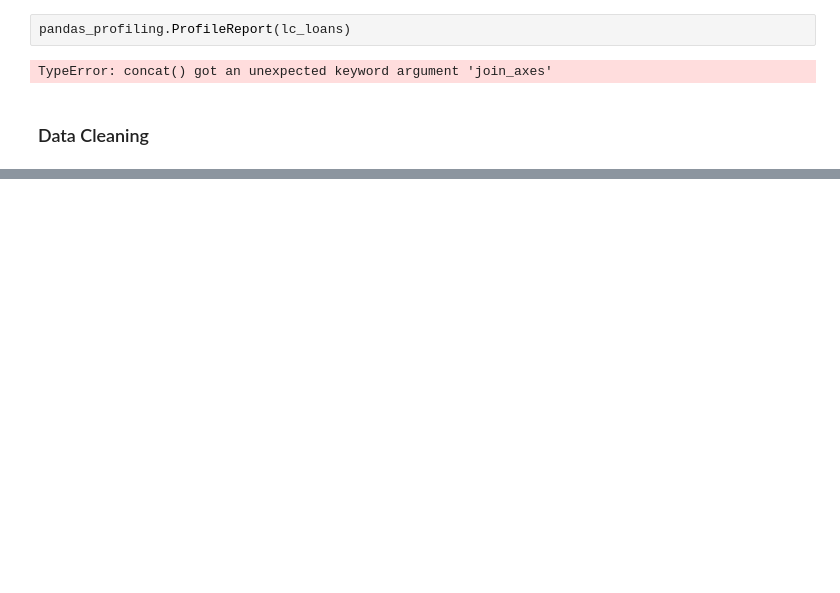
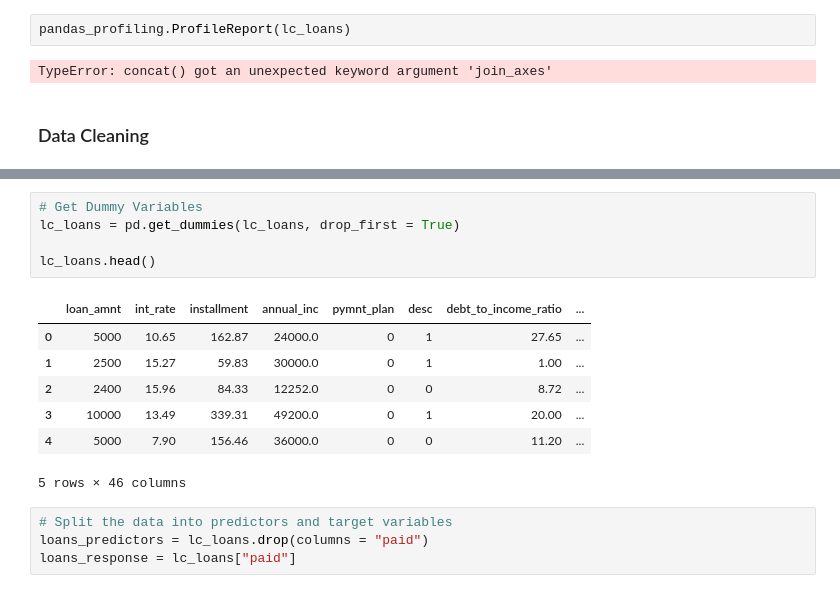
Before and after one commit to JonnyNelson1/final_project_codeclan, a Jupyter notebook: final_project_directory/exploratory_data_analysis/machine_learning_python.ipynb, the cells around one changed output, grey strips where cells are left out. Saved outputs shown, nothing was run; the diff lists cells and outputs as text; blank space fills up the shorter version.

```diff
--- a/final_project_directory/exploratory_data_analysis/machine_learning_python.ipynb
+++ b/final_project_directory/exploratory_data_analysis/machine_learning_python.ipynb
@@ -58,0 +81,17 @@ dtype: int64
+# %%
+# Get Dummy Variables
+lc_loans = pd.get_dummies(lc_loans, drop_first = True)
+
+lc_loans.head()
+# %% [output]
+|  | loan_amnt | int_rate | installment | annual_inc | pymnt_plan | desc | debt_to_income_ratio | ... |
+| 0 | 5000 | 10.65 | 162.87 | 24000.0 | 0 | 1 | 27.65 | ... |
+| 1 | 2500 | 15.27 | 59.83 | 30000.0 | 0 | 1 | 1.00 | ... |
+| 2 | 2400 | 15.96 | 84.33 | 12252.0 | 0 | 0 | 8.72 | ... |
+| 3 | 10000 | 13.49 | 339.31 | 49200.0 | 0 | 1 | 20.00 | ... |
+| 4 | 5000 | 7.90 | 156.46 | 36000.0 | 0 | 0 | 11.20 | ... |
+5 rows × 46 columns
+# %%
+# Split the data into predictors and target variables
+loans_predictors = lc_loans.drop(columns = "paid")
+loans_response = lc_loans["paid"]
```
Also changed, not shown: parts of 5 cells of this notebook, 3 other files.
